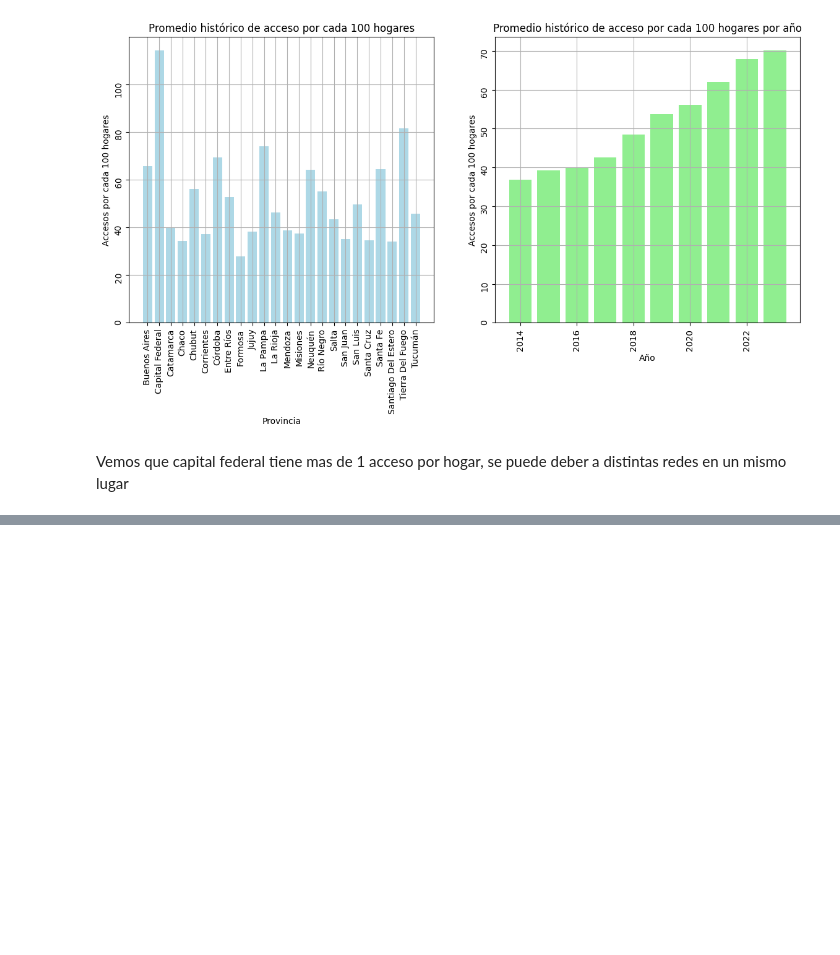
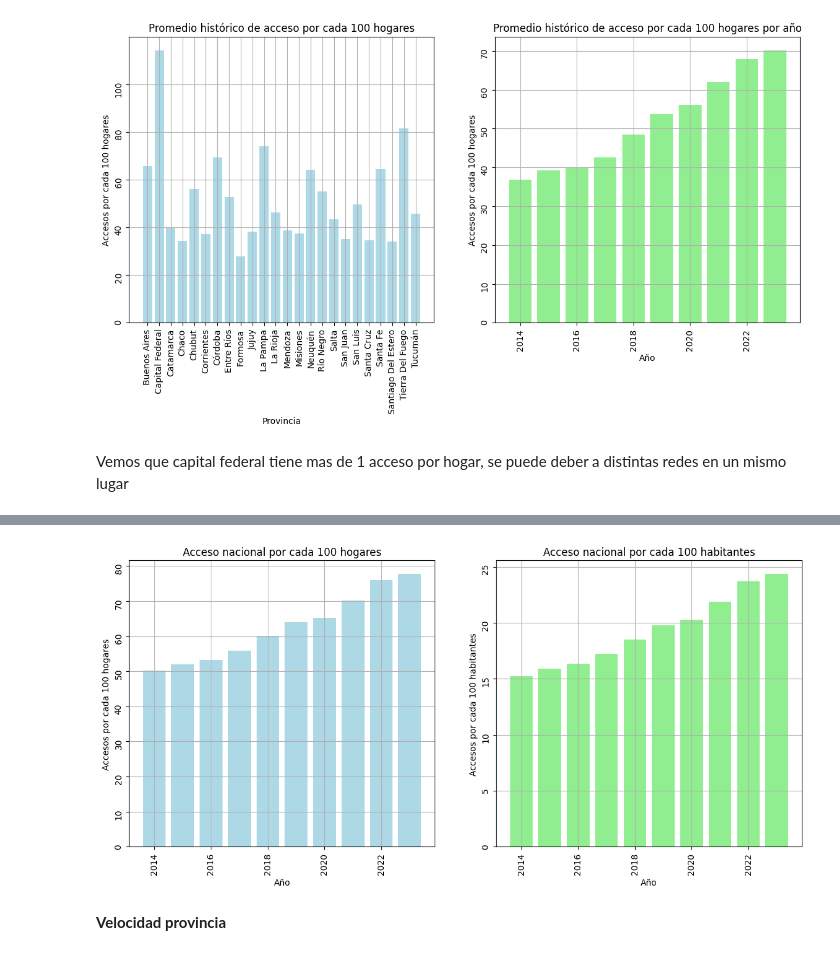
Before and after one commit to FSanchezB/Analisis-de-data-internet-en-Argentina, a Jupyter notebook: Notebooks/EDA.ipynb, the cells around one changed output, grey strips where cells are left out. Drawn from its saved outputs; the diff is of its cells as text; code cells hidden in the pictures; blank space fills up the shorter version.

```diff
--- a/Notebooks/EDA.ipynb
+++ b/Notebooks/EDA.ipynb
@@ -8,7 +8,7 @@ import matplotlib.pyplot as plt
 # %% [markdown]
 Los datos se leen en un dataframe maestro, y al final del EDA, se exportan distintos csv para la creacion de la base de datos SQL
 # %%
-df_maestro=pd.read_excel(r"C:\Users\Personal\Downloads\Internet.xlsx",sheet_name=None) #Leemos todas las hojas del excel en un diccionario de dataframes
+df_maestro=pd.read_excel(r"C:\Users\Personal\Desktop\Analisis-de-data-internet-en-Argentina\Dataset original\Internet.xlsx",sheet_name=None) #Leemos todas las hojas del excel en un diccionario de dataframes
 type(df_maestro)
 # %% [output]
 dict
@@ -231,0 +261,5 @@ Vemos que capital federal tiene mas de 1 acceso por hogar, se puede deber a dist
+# %%
+acceso_anual_hogares=penetracion_total.groupby("Año")["Accesos por cada 100 hogares"].mean().reset_index()
+print(acceso_anual_hogares)
+acceso_anual_habitantes=penetracion_total.groupby("Año")["Accesos por cada 100 hab"].mean().reset_index()
+acceso_anual_habitantes
@@ -231,0 +289,23 @@ Vemos que capital federal tiene mas de 1 acceso por hogar, se puede deber a dist
+# %%
+fig, (ax1, ax2) = plt.subplots(1, 2, figsize=(14, 6))
+
+# Promedio accesos por cada 100 hogares anual a nivel nacional
+ax1.bar(acceso_anual_hogares["Año"], acceso_anual_hogares["Accesos por cada 100 hogares"], color='lightblue')
+ax1.set_xlabel('Año')
+ax1.set_ylabel('Accesos por cada 100 hogares')
+ax1.set_title('Acceso nacional por cada 100 hogares')
+ax1.tick_params(rotation=90)
+ax1.grid(True)
+
+# Promedio accesos por cada 100 hogares anual a nivel nacional
+ax2.bar(acceso_anual_habitantes["Año"], acceso_anual_habitantes["Accesos por cada 100 hab"], color='lightgreen')
+ax2.set_xlabel('Año')
+ax2.set_ylabel('Accesos por cada 100 habitantes')
+ax2.set_title('Acceso nacional por cada 100 habitantes')
+ax2.tick_params(rotation=90)
+ax2.grid(True)
+plt.show()
+# %% [output]
+[figure, added]
+# %% [markdown]
+**Velocidad provincia**
```
Also changed, not shown: parts of 18 cells of this notebook.
